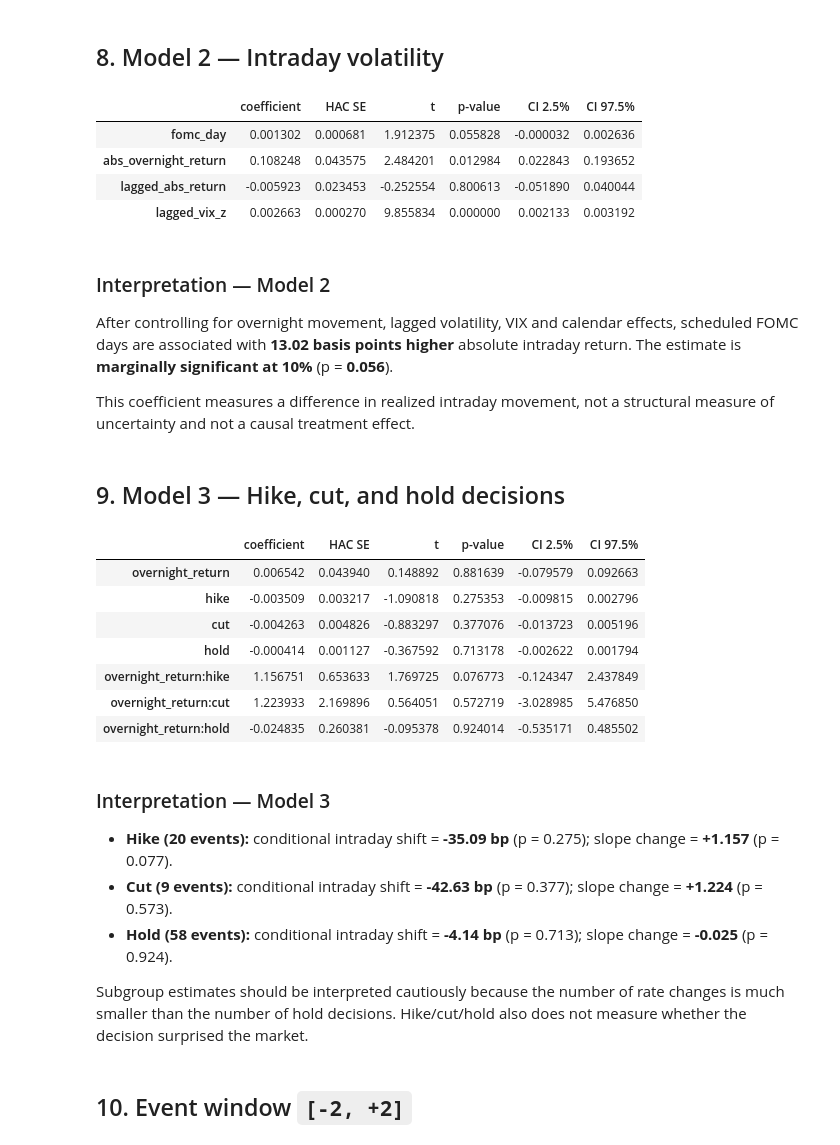
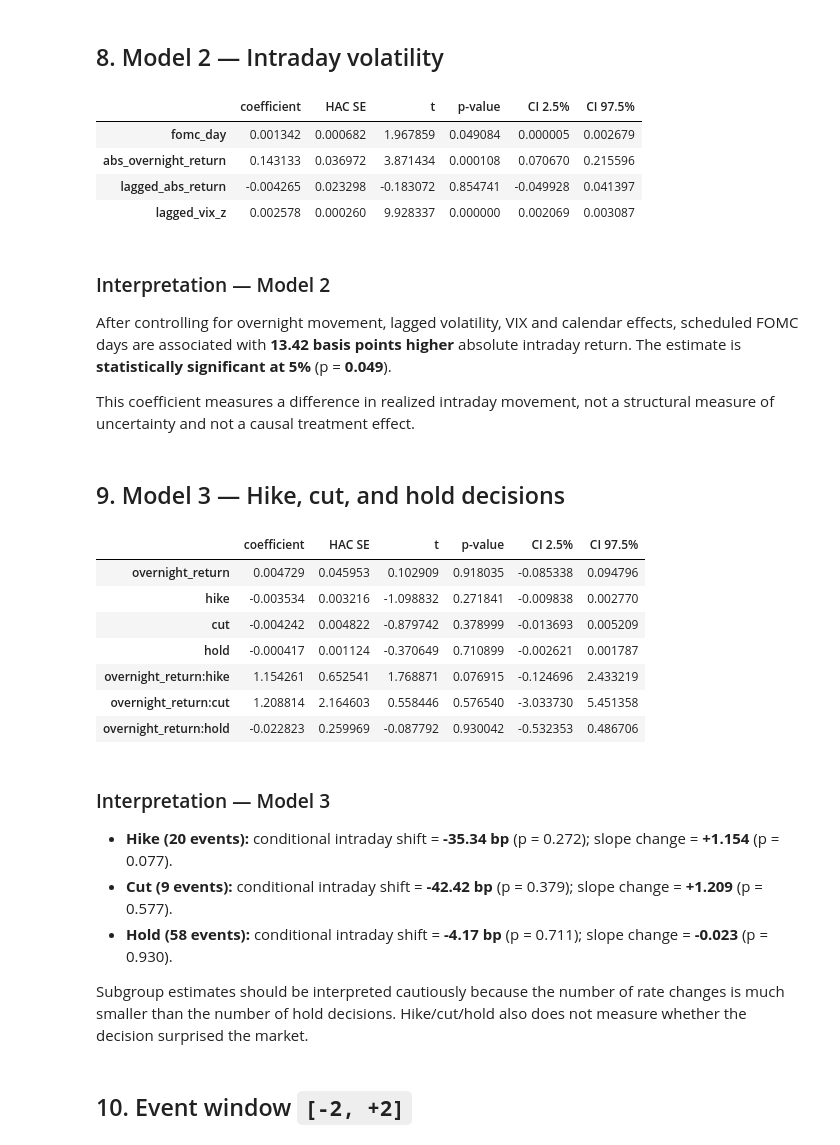
Before and after one commit to lebaoann05-ops/fomc-price-discovery, a Jupyter notebook: output/jupyter-notebook/fomc_data_and_models.ipynb, the cells around one changed output. Saved outputs shown, nothing was run; the diff lists cells and outputs as text; code cells hidden in the pictures.

```diff
--- a/output/jupyter-notebook/fomc_data_and_models.ipynb
+++ b/output/jupyter-notebook/fomc_data_and_models.ipynb
@@ -255,14 +255,23 @@ Scheduled events: 87
 # %% [markdown]
 ## 4. Prepare and validate the analysis dataset
 # %%
-market = spy_raw[["Open", "Close", "Volume", "Dividends"]].copy()
+market = spy_raw[["Open", "High", "Low", "Close", "Volume", "Dividends"]].copy()
 market = market.rename(columns={
     "Open": "spy_open",
+    "High": "spy_high",
+    "Low": "spy_low",
     "Close": "spy_close",
     "Volume": "spy_volume",
     "Dividends": "spy_dividend",
 })
 market["vix_close"] = vix_raw["Close"]
+
+# Record sample attrition before transforming or dropping rows.
+market_window = market.loc[START_DATE:END_DATE].copy()
+rows_in_date_window = len(market_window)
+rows_after_spy_vix_alignment = int(
+    market_window[["spy_open", "spy_close", "vix_close"]].notna().all(axis=1).sum()
+)
 
 market["overnight_return"] = np.log(market["spy_open"] / market["spy_close"].shift(1))
 market["intraday_return"] = np.log(market["spy_close"] / market["spy_open"])
@@ -283,28 +292,40 @@ analysis["fomc_day"] = analysis["decision"].notna().astype(int)
 for decision in ["hike", "cut", "hold"]:
     analysis[decision] = analysis["decision"].eq(decision).astype(int)
 
-# Standardize the lagged log VIX: its coefficient represents a one-SD change.
+# 2020-03-15 was a Sunday; its market impact is assigned to Monday 2020-03-16.
+emergency_market_dates = pd.to_datetime(["2020-03-03", "2020-03-16"])
+analysis["emergency_fomc"] = analysis.index.isin(emergency_market_dates).astype(int)
+
+# Standardize lagged log VIX: the coefficient represents a one-SD change.
 analysis["lagged_vix_z"] = (
     analysis["lagged_log_vix"] - analysis["lagged_log_vix"].mean()
 ) / analysis["lagged_log_vix"].std()
 
 required = [
+    "spy_open", "spy_high", "spy_low", "spy_close", "spy_volume", "vix_close",
     "overnight_return", "intraday_return", "close_return",
     "lagged_return", "lagged_abs_return", "lagged_vix_z",
 ]
+rows_before_complete_case = len(analysis)
+missing_required_before_drop = analysis[required].isna().sum()
 analysis = analysis.dropna(subset=required)
 analysis.index.name = "Date"
+
+# Keep the full cleaned dataset, but remove emergency-event impact dates from baseline models.
+model_sample = analysis.loc[analysis["emergency_fomc"] == 0].copy()
 analysis.to_csv(PROCESSED_DIR / "spy_fomc_analysis_2015_2025.csv")
 
 checks = pd.Series({
-    "Observations": len(analysis),
+    "Clean observations": len(analysis),
+    "Baseline observations after emergency exclusion": len(model_sample),
     "First trading date": analysis.index.min().date(),
     "Last trading date": analysis.index.max().date(),
-    "Scheduled FOMC trading days": int(analysis["fomc_day"].sum()),
-    "Hikes": int(analysis["hike"].sum()),
-    "Cuts": int(analysis["cut"].sum()),
-    "Holds": int(analysis["hold"].sum()),
-    "SPY ex-dividend days": int(analysis["ex_dividend"].sum()),
+    "Scheduled FOMC trading days": int(model_sample["fomc_day"].sum()),
+    "Hikes": int(model_sample["hike"].sum()),
+    "Cuts": int(model_sample["cut"].sum()),
+    "Holds": int(model_sample["hold"].sum()),
+    "Emergency FOMC market-impact dates": int(analysis["emergency_fomc"].sum()),
+    "SPY ex-dividend days": int(model_sample["ex_dividend"].sum()),
     "Duplicate dates": int(analysis.index.duplicated().sum()),
 })
 display(checks.to_frame("Value"))
@@ -312,6 +333,7 @@ display(checks.to_frame("Value"))
 assert analysis.index.is_monotonic_increasing
 assert not analysis.index.duplicated().any()
 assert analysis[required].notna().all().all()
-assert analysis["fomc_day"].sum() == len(fomc)
+assert model_sample["fomc_day"].sum() == len(fomc)
+assert analysis["emergency_fomc"].sum() == 2
 # %% [output]
 |  | Value |
@@ -461,7 +632,7 @@ formula_2 = (
     "abs_intraday_return ~ fomc_day + abs_overnight_return "
     "+ lagged_abs_return + lagged_vix_z + C(day_of_week) + C(month)"
 )
-model_2 = fit_hac(formula_2, analysis)
+model_2 = fit_hac(formula_2, model_sample)
 terms_2 = ["fomc_day", "abs_overnight_return", "lagged_abs_return", "lagged_vix_z"]
 table_2 = result_table(model_2, terms_2)
 display(table_2)
@@ -480,13 +651,13 @@ This coefficient measures a difference in realized intraday movement, not a stru
 ))
 # %% [output]
 |  | coefficient | HAC SE | t | p-value | CI 2.5% | CI 97.5% |
-| fomc_day | 0.001302 | 0.000681 | 1.912375 | 0.055828 | -0.000032 | 0.002636 |
-| abs_overnight_return | 0.108248 | 0.043575 | 2.484201 | 0.012984 | 0.022843 | 0.193652 |
-| lagged_abs_return | -0.005923 | 0.023453 | -0.252554 | 0.800613 | -0.051890 | 0.040044 |
-| lagged_vix_z | 0.002663 | 0.000270 | 9.855834 | 0.000000 | 0.002133 | 0.003192 |
+| fomc_day | 0.001342 | 0.000682 | 1.967859 | 0.049084 | 0.000005 | 0.002679 |
+| abs_overnight_return | 0.143133 | 0.036972 | 3.871434 | 0.000108 | 0.070670 | 0.215596 |
+| lagged_abs_return | -0.004265 | 0.023298 | -0.183072 | 0.854741 | -0.049928 | 0.041397 |
+| lagged_vix_z | 0.002578 | 0.000260 | 9.928337 | 0.000000 | 0.002069 | 0.003087 |
 ### Interpretation — Model 2
 
-After controlling for overnight movement, lagged volatility, VIX and calendar effects, scheduled FOMC days are associated with **13.02 basis points higher** absolute intraday return. The estimate is **marginally significant at 10%** (p = **0.056**).
+After controlling for overnight movement, lagged volatility, VIX and calendar effects, scheduled FOMC days are associated with **13.42 basis points higher** absolute intraday return. The estimate is **statistically significant at 5%** (p = **0.049**).
 
 This coefficient measures a difference in realized intraday movement, not a structural measure of uncertainty and not a causal treatment effect.
 # %% [markdown]
@@ -497,48 +668,48 @@ formula_3 = (
     "+ overnight_return:hike + overnight_return:cut + overnight_return:hold "
     "+ " + calendar_controls
 )
-model_3 = fit_hac(formula_3, analysis)
+model_3 = fit_hac(formula_3, model_sample)
 terms_3 = [
     "overnight_return", "hike", "cut", "hold",
     "overnight_return:hike", "overnight_return:cut", "overnight_return:hold",
 ]
 table_3 = result_table(model_3, terms_3)
 display(table_3)
 table_3.to_csv(TABLE_DIR / "model_3_decision_types.csv")
 
 interpretation_lines = []
 for decision in ["hike", "cut", "hold"]:
     level_bp = model_3.params[decision] * 10_000
     level_p = model_3.pvalues[decision]
     interaction = model_3.params[f"overnight_return:{decision}"]
     interaction_p = model_3.pvalues[f"overnight_return:{decision}"]
-    n_events = int(analysis[decision].sum())
+    n_events = int(model_sample[decision].sum())
     interpretation_lines.append(
         f"- **{decision.title()} ({n_events} events):** conditional intraday shift "
         f"= **{level_bp:+.2f} bp** (p = {level_p:.3f}); slope change "
         f"= **{interaction:+.3f}** (p = {interaction_p:.3f})."
     )
 
 display(Markdown(
     "### Interpretation — Model 3\n\n" + "\n".join(interpretation_lines) +
     "\n\nSubgroup estimates should be interpreted cautiously because the number of "
     "rate changes is much smaller than the number of hold decisions. Hike/cut/hold "
     "also does not measure whether the decision surprised the market."
 ))
 # %% [output]
 |  | coefficient | HAC SE | t | p-value | CI 2.5% | CI 97.5% |
-| overnight_return | 0.006542 | 0.043940 | 0.148892 | 0.881639 | -0.079579 | 0.092663 |
-| hike | -0.003509 | 0.003217 | -1.090818 | 0.275353 | -0.009815 | 0.002796 |
-| cut | -0.004263 | 0.004826 | -0.883297 | 0.377076 | -0.013723 | 0.005196 |
-| hold | -0.000414 | 0.001127 | -0.367592 | 0.713178 | -0.002622 | 0.001794 |
-| overnight_return:hike | 1.156751 | 0.653633 | 1.769725 | 0.076773 | -0.124347 | 2.437849 |
-| overnight_return:cut | 1.223933 | 2.169896 | 0.564051 | 0.572719 | -3.028985 | 5.476850 |
-| overnight_return:hold | -0.024835 | 0.260381 | -0.095378 | 0.924014 | -0.535171 | 0.485502 |
+| overnight_return | 0.004729 | 0.045953 | 0.102909 | 0.918035 | -0.085338 | 0.094796 |
+| hike | -0.003534 | 0.003216 | -1.098832 | 0.271841 | -0.009838 | 0.002770 |
+| cut | -0.004242 | 0.004822 | -0.879742 | 0.378999 | -0.013693 | 0.005209 |
+| hold | -0.000417 | 0.001124 | -0.370649 | 0.710899 | -0.002621 | 0.001787 |
+| overnight_return:hike | 1.154261 | 0.652541 | 1.768871 | 0.076915 | -0.124696 | 2.433219 |
+| overnight_return:cut | 1.208814 | 2.164603 | 0.558446 | 0.576540 | -3.033730 | 5.451358 |
+| overnight_return:hold | -0.022823 | 0.259969 | -0.087792 | 0.930042 | -0.532353 | 0.486706 |
 ### Interpretation — Model 3
 
-- **Hike (20 events):** conditional intraday shift = **-35.09 bp** (p = 0.275); slope change = **+1.157** (p = 0.077).
-- **Cut (9 events):** conditional intraday shift = **-42.63 bp** (p = 0.377); slope change = **+1.224** (p = 0.573).
-- **Hold (58 events):** conditional intraday shift = **-4.14 bp** (p = 0.713); slope change = **-0.025** (p = 0.924).
+- **Hike (20 events):** conditional intraday shift = **-35.34 bp** (p = 0.272); slope change = **+1.154** (p = 0.077).
+- **Cut (9 events):** conditional intraday shift = **-42.42 bp** (p = 0.379); slope change = **+1.209** (p = 0.577).
+- **Hold (58 events):** conditional intraday shift = **-4.17 bp** (p = 0.711); slope change = **-0.023** (p = 0.930).
 
 Subgroup estimates should be interpreted cautiously because the number of rate changes is much smaller than the number of hold decisions. Hike/cut/hold also does not measure whether the decision surprised the market.
 # %% [markdown]
```
Also changed, not shown: parts of 9 cells of this notebook, 6 other files.
